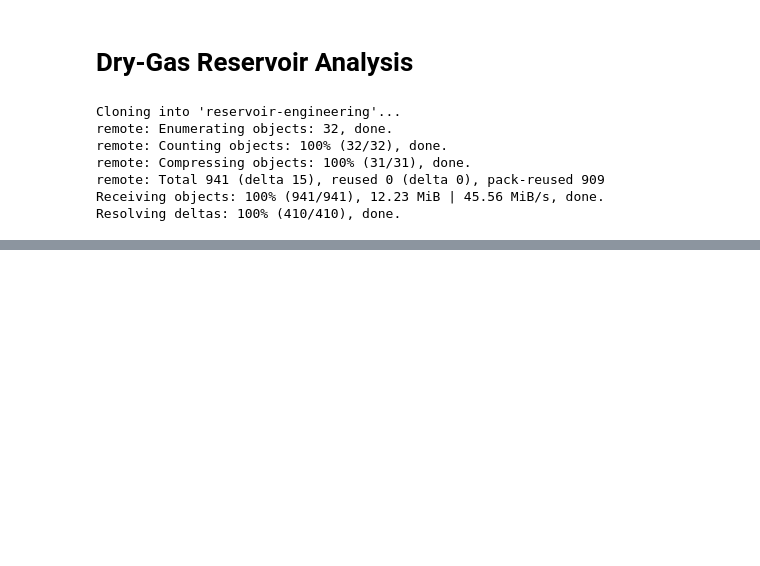
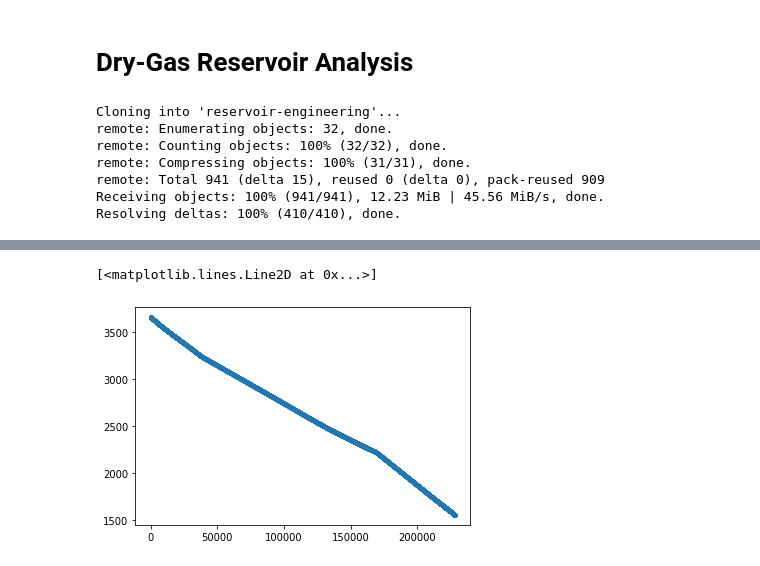
Before and after one commit to yohanesnuwara/carbon-capture-and-storage, a Jupyter notebook: main/gundih_historical_production_data.ipynb, the cells around one changed output, grey strips where cells are left out. Cells and saved outputs as stored; diff of their text form; code cells hidden in the pictures; blank space fills up the shorter version.

```diff
--- a/main/gundih_historical_production_data.ipynb
+++ b/main/gundih_historical_production_data.ipynb
@@ -161,0 +186,6 @@ plt.xlim(xmin=0); plt.ylim(ymin=0)
+# %%
+p_z = PR1 / z_arr
+plt.plot(GPT1, p_z, '.')
+# %% [output]
+[<matplotlib.lines.Line2D at 0x...>]
+[figure, added]
```
Also changed, not shown: parts of 3 cells of this notebook.
